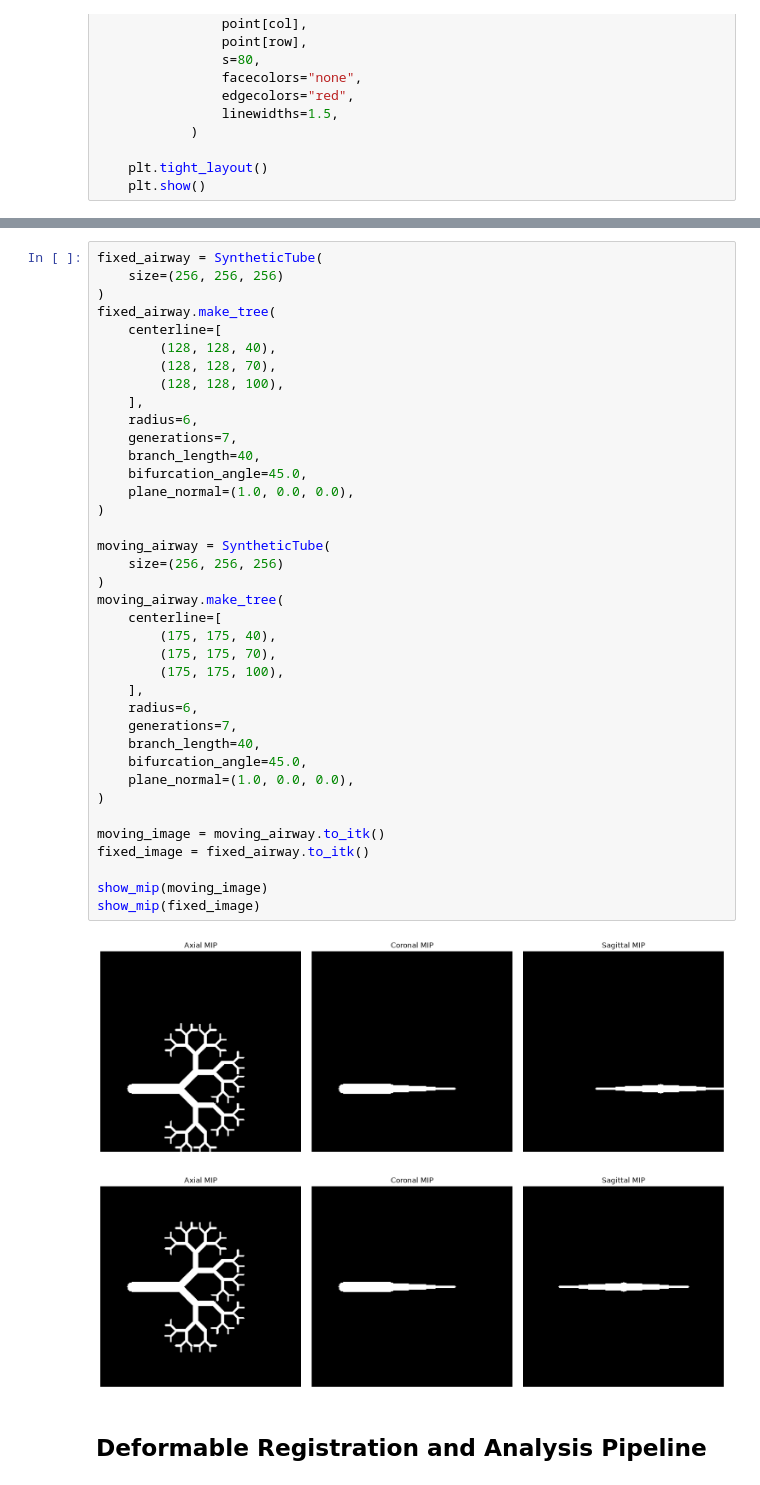
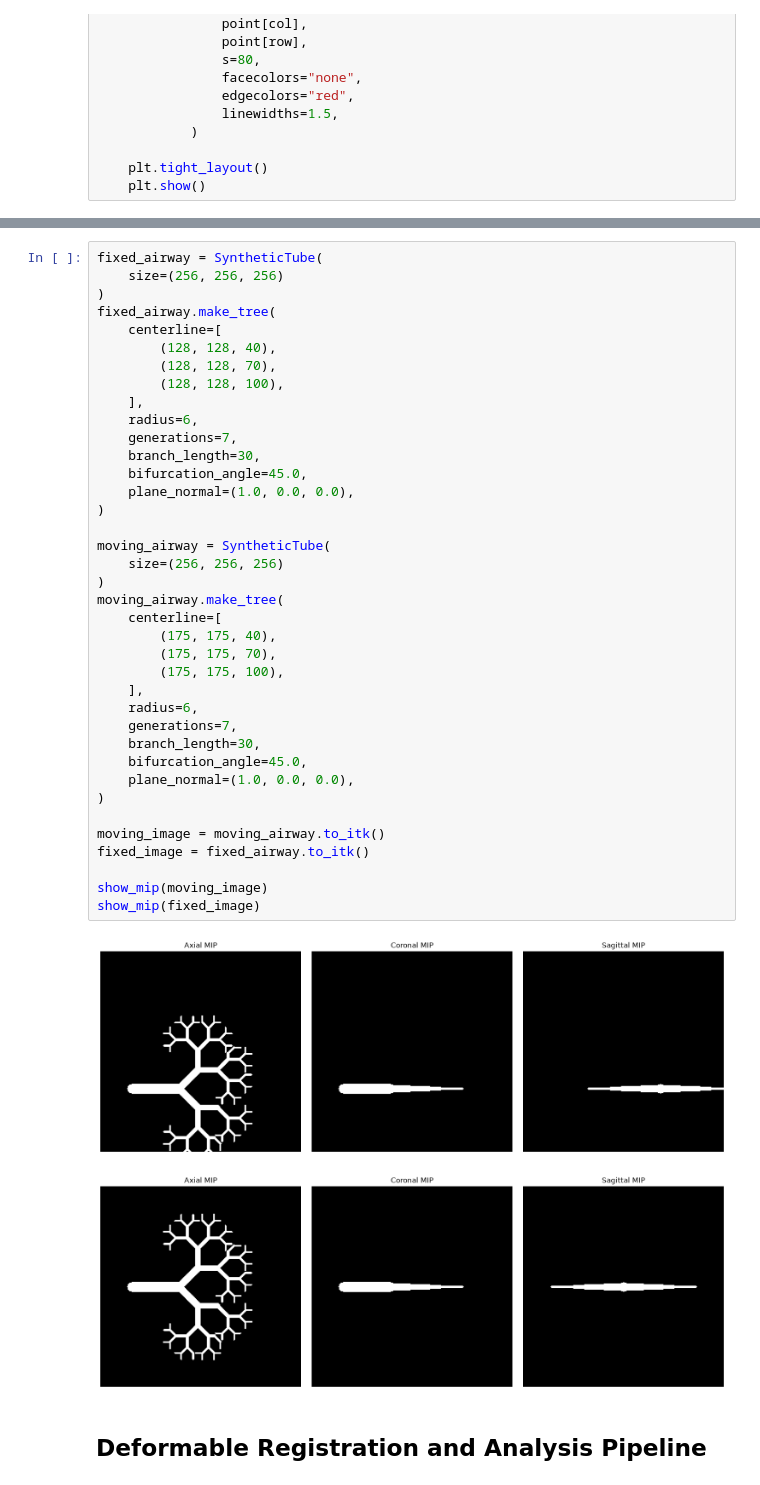
Before and after one commit to JakeKitzmann/PCCTAirwaySegmentationPrototyping, a Jupyter notebook: Prototyping/SyntheticTesting.ipynb, the cells around one changed output, grey strips where cells are left out. Cells and saved outputs as stored; diff of their text form.

```diff
--- a/Prototyping/SyntheticTesting.ipynb
+++ b/Prototyping/SyntheticTesting.ipynb
@@ -611,37 +348,37 @@ fixed_airway.make_tree(
         (128, 128, 70),
         (128, 128, 100),
     ],
     radius=6,
     generations=7,
-    branch_length=40,
+    branch_length=30,
     bifurcation_angle=45.0,
     plane_normal=(1.0, 0.0, 0.0),
 )
 
 moving_airway = SyntheticTube(
     size=(256, 256, 256)
 )
 moving_airway.make_tree(
     centerline=[
         (175, 175, 40),
         (175, 175, 70),
         (175, 175, 100),
     ],
     radius=6,
     generations=7,
-    branch_length=40,
+    branch_length=30,
     bifurcation_angle=45.0,
     plane_normal=(1.0, 0.0, 0.0),
 )
 
 moving_image = moving_airway.to_itk()
 fixed_image = fixed_airway.to_itk()
 
 show_mip(moving_image)
 show_mip(fixed_image)
 # %% [output]
-[figure, old version]
+[figure, new version]
-[figure, old version]
+[figure, new version]
 # %% [markdown]
 ## Deformable Registration and Analysis Pipeline
 # %%
```
Also changed, not shown: parts of 25 cells of this notebook.
